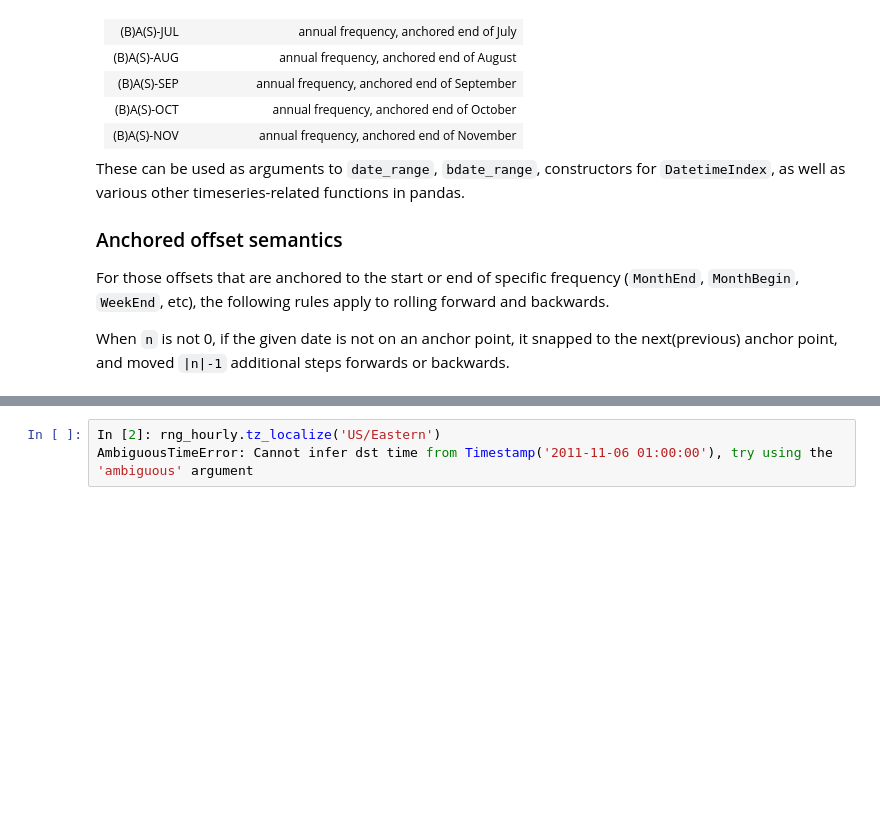
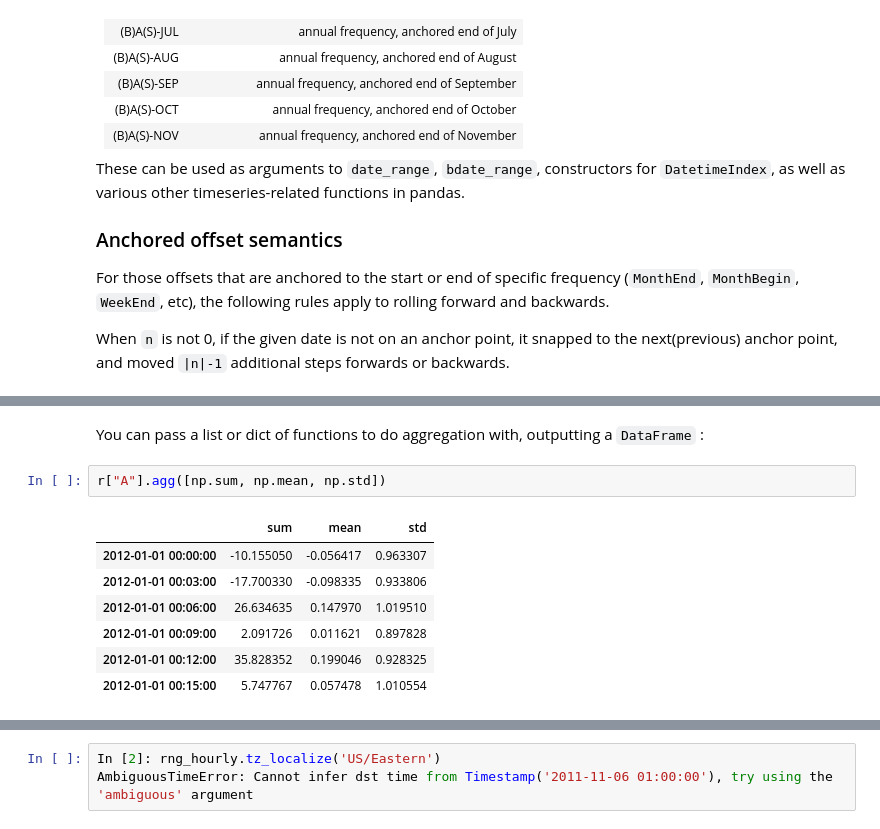
Before and after one commit to mcd-unison/ing-caract, a Jupyter notebook: ejemplos/tipos/python/timestamp.ipynb, the cells around one changed output, grey strips where cells are left out. Drawn from its saved outputs; the diff is of its cells as text; blank space fills up the shorter version.

```diff
--- a/ejemplos/tipos/python/timestamp.ipynb
+++ b/ejemplos/tipos/python/timestamp.ipynb
@@ -1895,0 +2443,13 @@ steps forwards or backwards.
+# %% [markdown]
+You can pass a list or dict of functions to do aggregation with,
+outputting a `DataFrame` :
+# %%
+r["A"].agg([np.sum, np.mean, np.std])
+# %% [output]
+|  | sum | mean | std |
+| 2012-01-01 00:00:00 | -10.155050 | -0.056417 | 0.963307 |
+| 2012-01-01 00:03:00 | -17.700330 | -0.098335 | 0.933806 |
+| 2012-01-01 00:06:00 | 26.634635 | 0.147970 | 1.019510 |
+| 2012-01-01 00:09:00 | 2.091726 | 0.011621 | 0.897828 |
+| 2012-01-01 00:12:00 | 35.828352 | 0.199046 | 0.928325 |
+| 2012-01-01 00:15:00 | 5.747767 | 0.057478 | 1.010554 |
```
Also changed, not shown: parts of 99 cells of this notebook.
